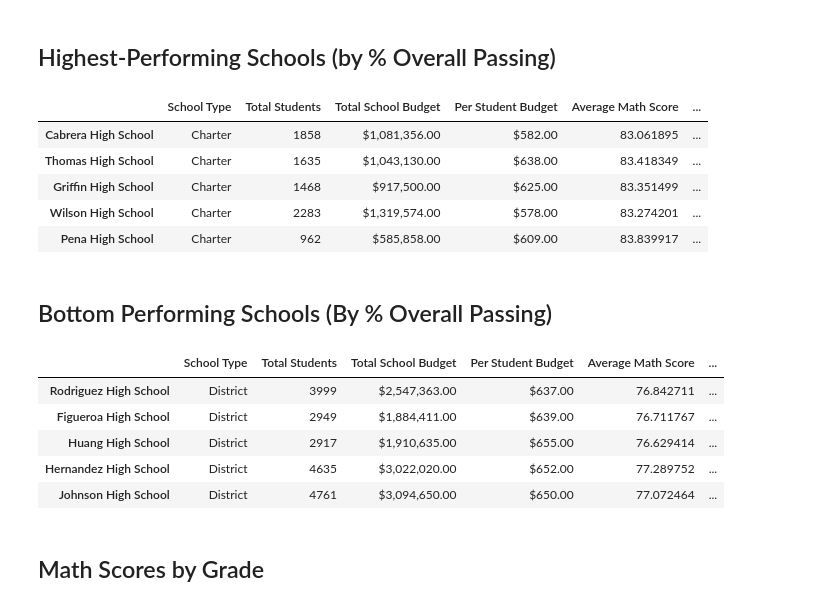
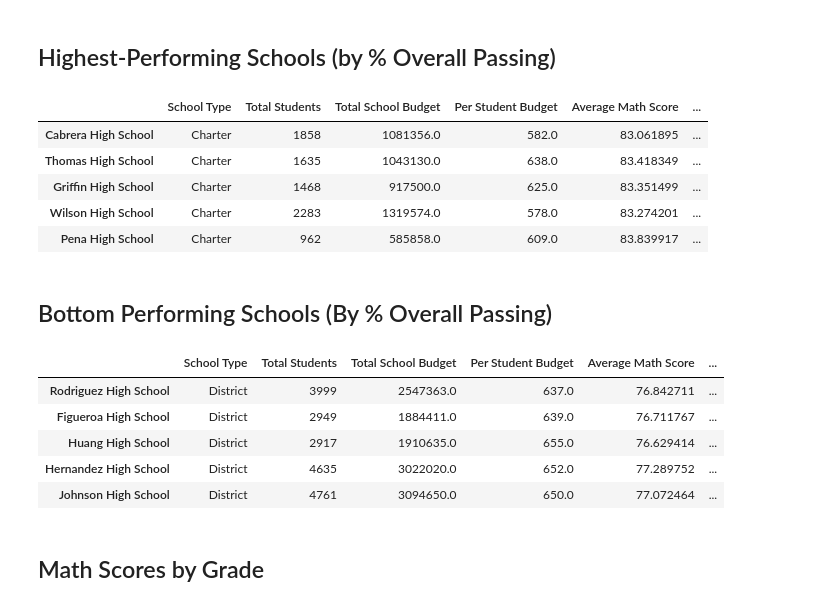
Before and after one commit to n-o-karma/pandas-challenge, a Jupyter notebook: PyCitySchools_starter.ipynb, the cells around one changed output. Drawn from its saved outputs; the diff is of its cells as text; code cells hidden in the pictures.

```diff
--- a/PyCitySchools_starter.ipynb
+++ b/PyCitySchools_starter.ipynb
@@ -167,0 +177,3 @@ array([655., 639., 600., 652., 625., 578., 582., 628., 581., 609., 583.,
+# %%
+per_school_capita = per_school_budget/per_school_counts
+per_school_capita
@@ -168,6 +197,6 @@ array([655., 639., 600., 652., 625., 578., 582., 628., 581., 609., 583.,
 # %%
 # Calculate the average test scores per school
-per_school_math = school_data_complete.groupby(['school_name'])['math_score'].mean()
+per_school_math = school_data_complete.groupby('school_name')['math_score'].mean()
 per_school_math
 # %% [output]
 school_name
@@ -188,7 +217,7 @@ Wilson High School       83.274201
 Wright High School       83.682222
 Name: math_score, dtype: float64
 # %%
-per_school_reading = school_data_complete.groupby(['school_name'])['reading_score'].mean()
+per_school_reading = school_data_complete.groupby('school_name')['reading_score'].mean()
 per_school_reading
 # %% [output]
 school_name
@@ -346,9 +374,15 @@ Wright High School       90.333333
 dtype: float64
 # %%
 # Create a DataFrame called `per_school_summary` with columns for the calculations above.
-per_school_summary = pd.DataFrame({'Type':school_types,
-                                   'Total Students':student_count
-                                  })
+per_school_summary = pd.DataFrame({'School Type':school_types,
+                                   'Total Students':per_school_counts,
+                                   'Total School Budget': per_school_budget,
+                                   'Per Student Budget': per_school_capita,
+                                   'Average Math Score': per_school_math,
+                                   'Average Reading Score': per_school_reading,
+                                   '% Passing Math': school_students_passing_math,
+                                   '% Passing Reading': school_students_passing_reading,
+                                   '% Overall Passing': overall_passing_rate})
 
 # Formatting
 # per_school_summary["Total School Budget"] = per_school_summary["Total School Budget"].map("${:,.2f}".format)
@@ -374,28 +411,28 @@ per_school_summary
 ## Highest-Performing Schools (by % Overall Passing)
 # %%
 # Sort the schools by `% Overall Passing` in descending order and display the top 5 rows.
-top_schools =
+top_schools = per_school_summary.sort_values(by = '% Overall Passing', ascending = False)
 top_schools.head(5)
 # %% [output]
 |  | School Type | Total Students | Total School Budget | Per Student Budget | Average Math Score | ... |
-| Cabrera High School | Charter | 1858 | $1,081,356.00 | $582.00 | 83.061895 | ... |
-| Thomas High School | Charter | 1635 | $1,043,130.00 | $638.00 | 83.418349 | ... |
-| Griffin High School | Charter | 1468 | $917,500.00 | $625.00 | 83.351499 | ... |
-| Wilson High School | Charter | 2283 | $1,319,574.00 | $578.00 | 83.274201 | ... |
-| Pena High School | Charter | 962 | $585,858.00 | $609.00 | 83.839917 | ... |
+| Cabrera High School | Charter | 1858 | 1081356.0 | 582.0 | 83.061895 | ... |
+| Thomas High School | Charter | 1635 | 1043130.0 | 638.0 | 83.418349 | ... |
+| Griffin High School | Charter | 1468 | 917500.0 | 625.0 | 83.351499 | ... |
+| Wilson High School | Charter | 2283 | 1319574.0 | 578.0 | 83.274201 | ... |
+| Pena High School | Charter | 962 | 585858.0 | 609.0 | 83.839917 | ... |
 # %% [markdown]
 ## Bottom Performing Schools (By % Overall Passing)
 # %%
 # Sort the schools by `% Overall Passing` in ascending order and display the top 5 rows.
-bottom_schools =
+bottom_schools = per_school_summary.sort_values(by = '% Overall Passing')
 bottom_schools.head(5)
 # %% [output]
 |  | School Type | Total Students | Total School Budget | Per Student Budget | Average Math Score | ... |
-| Rodriguez High School | District | 3999 | $2,547,363.00 | $637.00 | 76.842711 | ... |
-| Figueroa High School | District | 2949 | $1,884,411.00 | $639.00 | 76.711767 | ... |
-| Huang High School | District | 2917 | $1,910,635.00 | $655.00 | 76.629414 | ... |
-| Hernandez High School | District | 4635 | $3,022,020.00 | $652.00 | 77.289752 | ... |
-| Johnson High School | District | 4761 | $3,094,650.00 | $650.00 | 77.072464 | ... |
+| Rodriguez High School | District | 3999 | 2547363.0 | 637.0 | 76.842711 | ... |
+| Figueroa High School | District | 2949 | 1884411.0 | 639.0 | 76.711767 | ... |
+| Huang High School | District | 2917 | 1910635.0 | 655.0 | 76.629414 | ... |
+| Hernandez High School | District | 4635 | 3022020.0 | 652.0 | 77.289752 | ... |
+| Johnson High School | District | 4761 | 3094650.0 | 650.0 | 77.072464 | ... |
 # %% [markdown]
 ## Math Scores by Grade
 # %%
```
Also changed, not shown: parts of 16 cells of this notebook.
